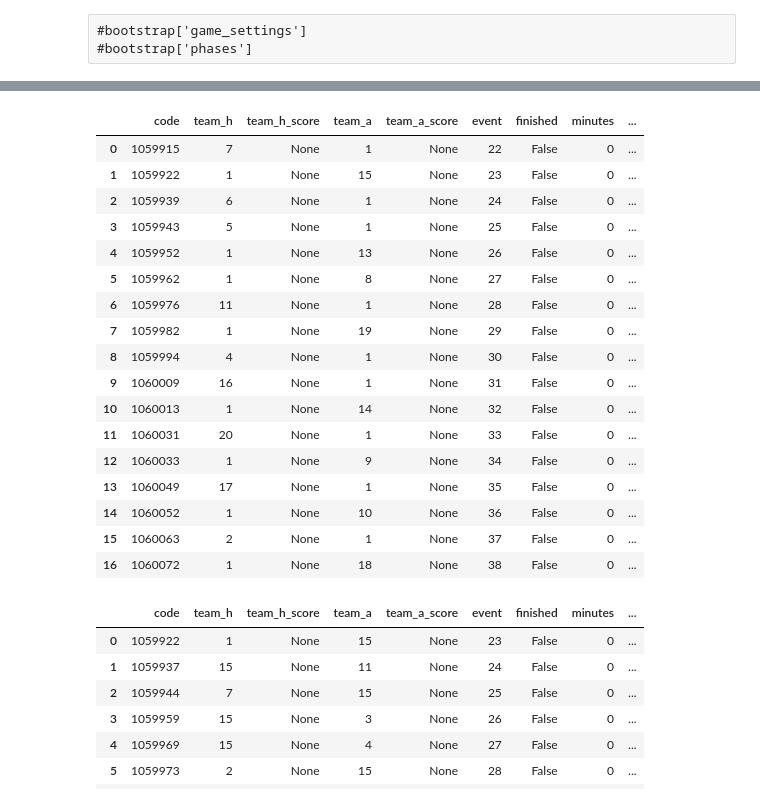
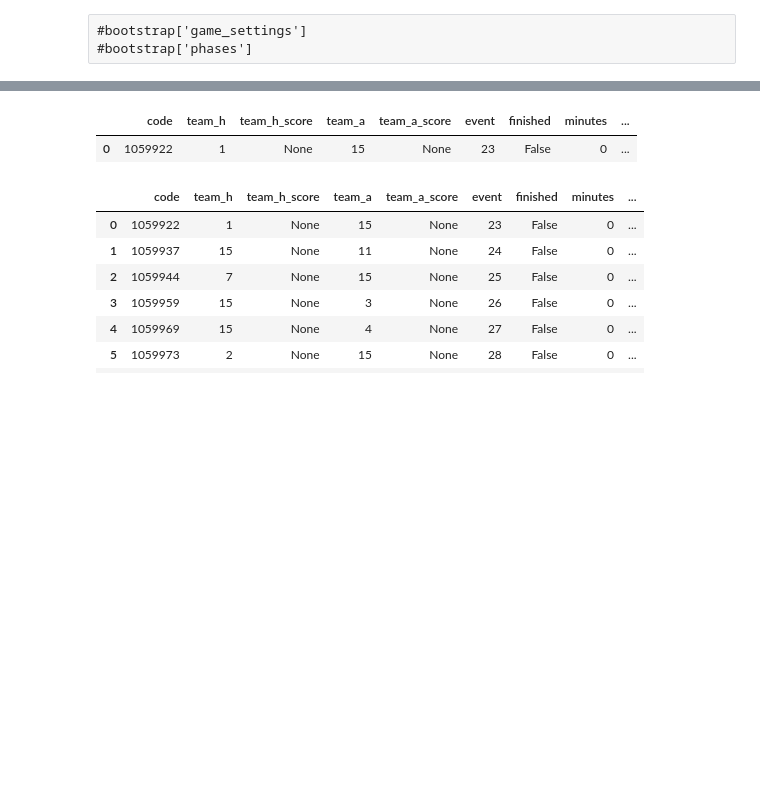
Before and after one commit to yt-hwang/Fantasy_Premier_League_Analysis, a Jupyter notebook: Codes/Data_Related/Data Collection practice.ipynb, the cells around one changed output, grey strips where cells are left out. Drawn from its saved outputs; the diff is of its cells as text; code cells hidden in the pictures; blank space fills up the shorter version.

```diff
--- a/Codes/Data_Related/Data Collection practice.ipynb
+++ b/Codes/Data_Related/Data Collection practice.ipynb
@@ -119,34 +106,18 @@ Name: status, Length: 589, dtype: object
 # %%
 ##### From Player_raw ######
 
 fixtures = pd.DataFrame(player_raw['fixtures'])
 history = pd.DataFrame(player_raw['history'])
 history_past =  pd.DataFrame(player_raw['history_past'])
 
 fixtures['element'] = 1
 
-fixtures
+fixtures.iloc[:1]
 #history.iloc
 #history_past
 # %% [output]
 |  | code | team_h | team_h_score | team_a | team_a_score | event | finished | minutes | ... |
-| 0 | 1059915 | 7 | None | 1 | None | 22 | False | 0 | ... |
-| 1 | 1059922 | 1 | None | 15 | None | 23 | False | 0 | ... |
-| 2 | 1059939 | 6 | None | 1 | None | 24 | False | 0 | ... |
-| 3 | 1059943 | 5 | None | 1 | None | 25 | False | 0 | ... |
-| 4 | 1059952 | 1 | None | 13 | None | 26 | False | 0 | ... |
-| 5 | 1059962 | 1 | None | 8 | None | 27 | False | 0 | ... |
-| 6 | 1059976 | 11 | None | 1 | None | 28 | False | 0 | ... |
-| 7 | 1059982 | 1 | None | 19 | None | 29 | False | 0 | ... |
-| 8 | 1059994 | 4 | None | 1 | None | 30 | False | 0 | ... |
-| 9 | 1060009 | 16 | None | 1 | None | 31 | False | 0 | ... |
-| 10 | 1060013 | 1 | None | 14 | None | 32 | False | 0 | ... |
-| 11 | 1060031 | 20 | None | 1 | None | 33 | False | 0 | ... |
-| 12 | 1060033 | 1 | None | 9 | None | 34 | False | 0 | ... |
-| 13 | 1060049 | 17 | None | 1 | None | 35 | False | 0 | ... |
-| 14 | 1060052 | 1 | None | 10 | None | 36 | False | 0 | ... |
-| 15 | 1060063 | 2 | None | 1 | None | 37 | False | 0 | ... |
-| 16 | 1060072 | 1 | None | 18 | None | 38 | False | 0 | ... |
+| 0 | 1059922 | 1 | None | 15 | None | 23 | False | 0 | ... |
 # %%
 ##### From Player_raw ######
 
```
Also changed, not shown: parts of 3 cells of this notebook, 5 other files.
